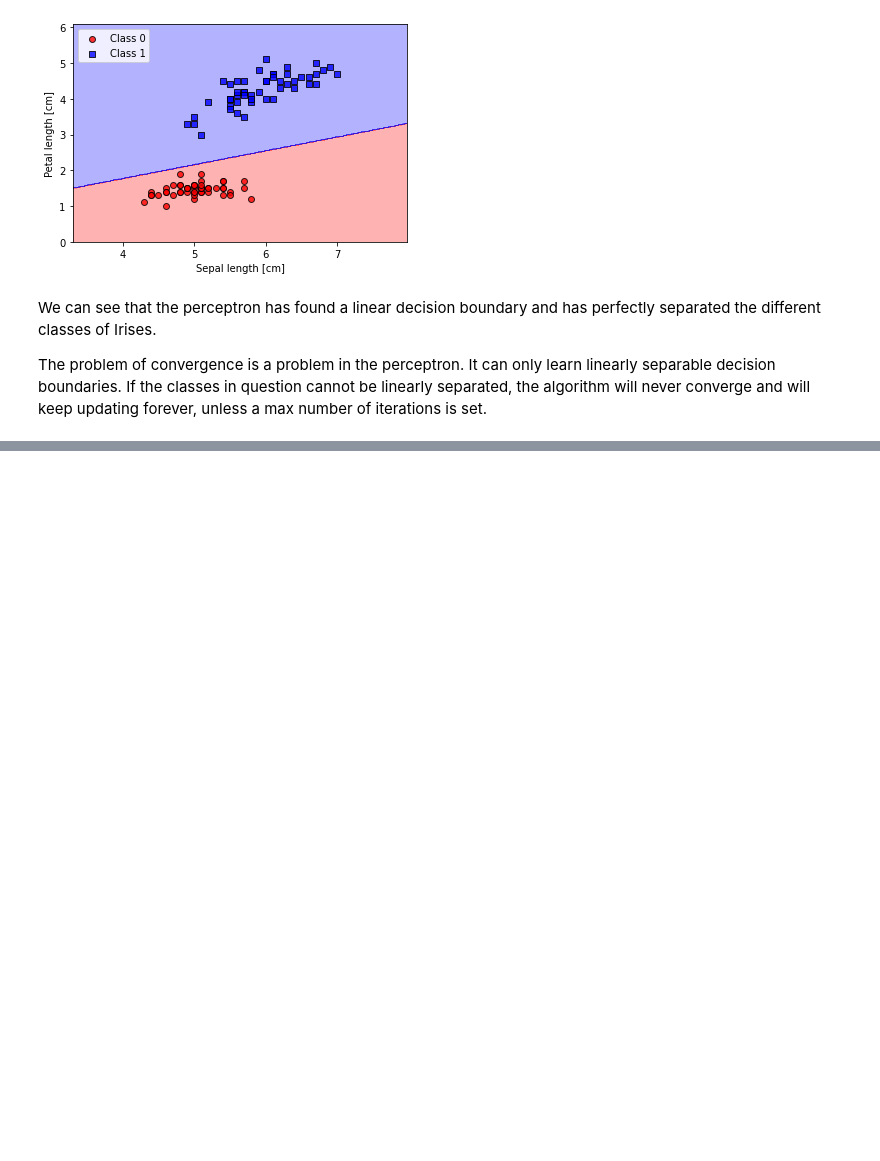
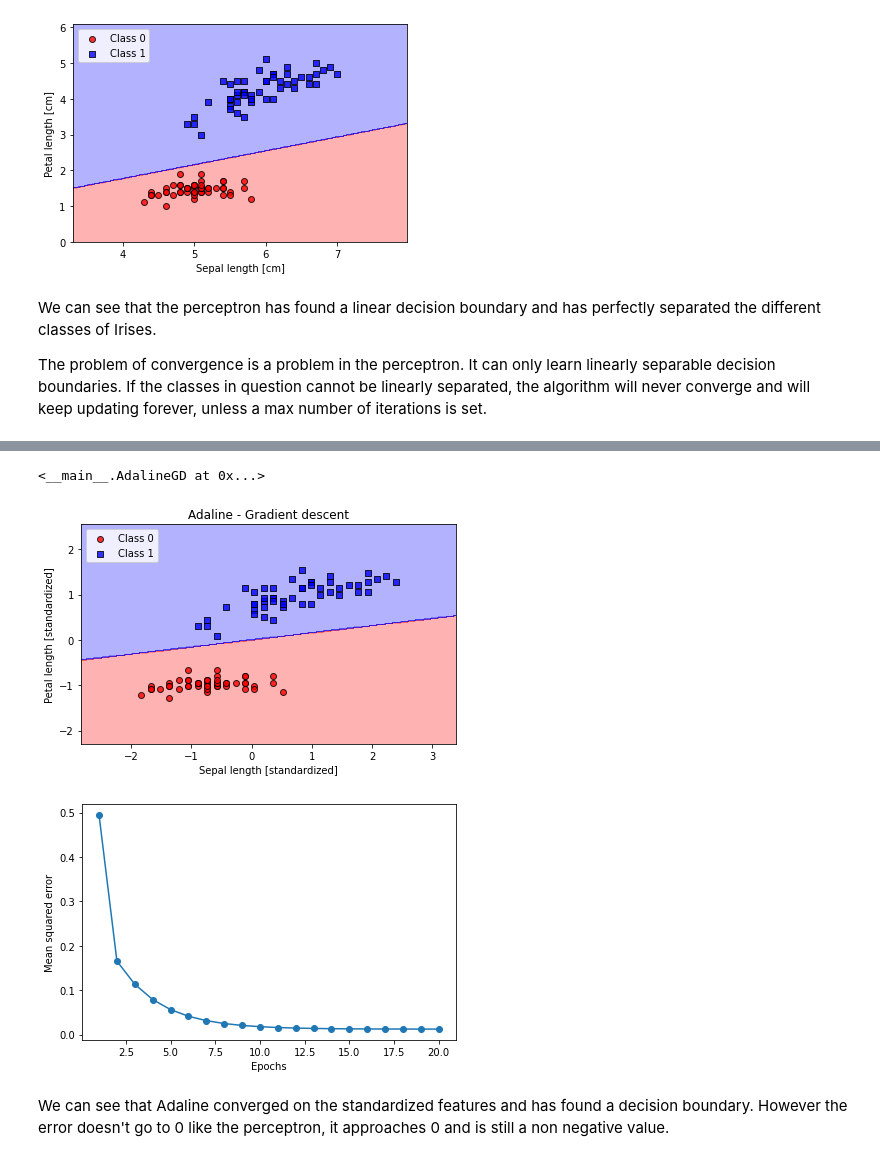
Before and after one commit to Voland24/MachineLearning-with-PyTorch-and-scikit-learn, a Jupyter notebook: Chapter_1_Artificial_Neurons.ipynb, the cells around one changed output, grey strips where cells are left out. Saved outputs shown, nothing was run; the diff lists cells and outputs as text; code cells hidden in the pictures; blank space fills up the shorter version.

```diff
--- a/Chapter_1_Artificial_Neurons.ipynb
+++ b/Chapter_1_Artificial_Neurons.ipynb
@@ -146,0 +253,27 @@ The problem of convergence is a problem in the perceptron. It can only learn lin
+# %%
+X_std = np.copy(X)
+X_std[:,0] = (X[:,0] - X[:,0].mean()) / X[:, 0].std()
+X_std[:,1] = (X[:,1] - X[:,1].mean()) / X[:, 1].std()
+
+ada_gd = AdalineGD(n_iter = 20, eta = 0.5)
+ada_gd.fit(X_std, y)
+# %% [output]
+<__main__.AdalineGD at 0x...>
+# %%
+plot_decision_regions(X_std, y, classifier=ada_gd)
+plt.title('Adaline - Gradient descent')
+plt.xlabel('Sepal length [standardized]')
+plt.ylabel('Petal length [standardized]')
+plt.legend(loc='upper left')
+plt.tight_layout()
+plt.show()
+plt.plot(range(1, len(ada_gd.losses_) + 1),ada_gd.losses_, marker='o')
+plt.xlabel('Epochs')
+plt.ylabel('Mean squared error')
+plt.tight_layout()
+plt.show()
+# %% [output]
+[figure, added]
+[figure, added]
+# %% [markdown]
+We can see that Adaline converged on the standardized features and has found a decision boundary. However the error doesn't go to 0 like the perceptron, it approaches 0 and is still a non negative value.
```
Also changed, not shown: parts of 21 cells of this notebook.
